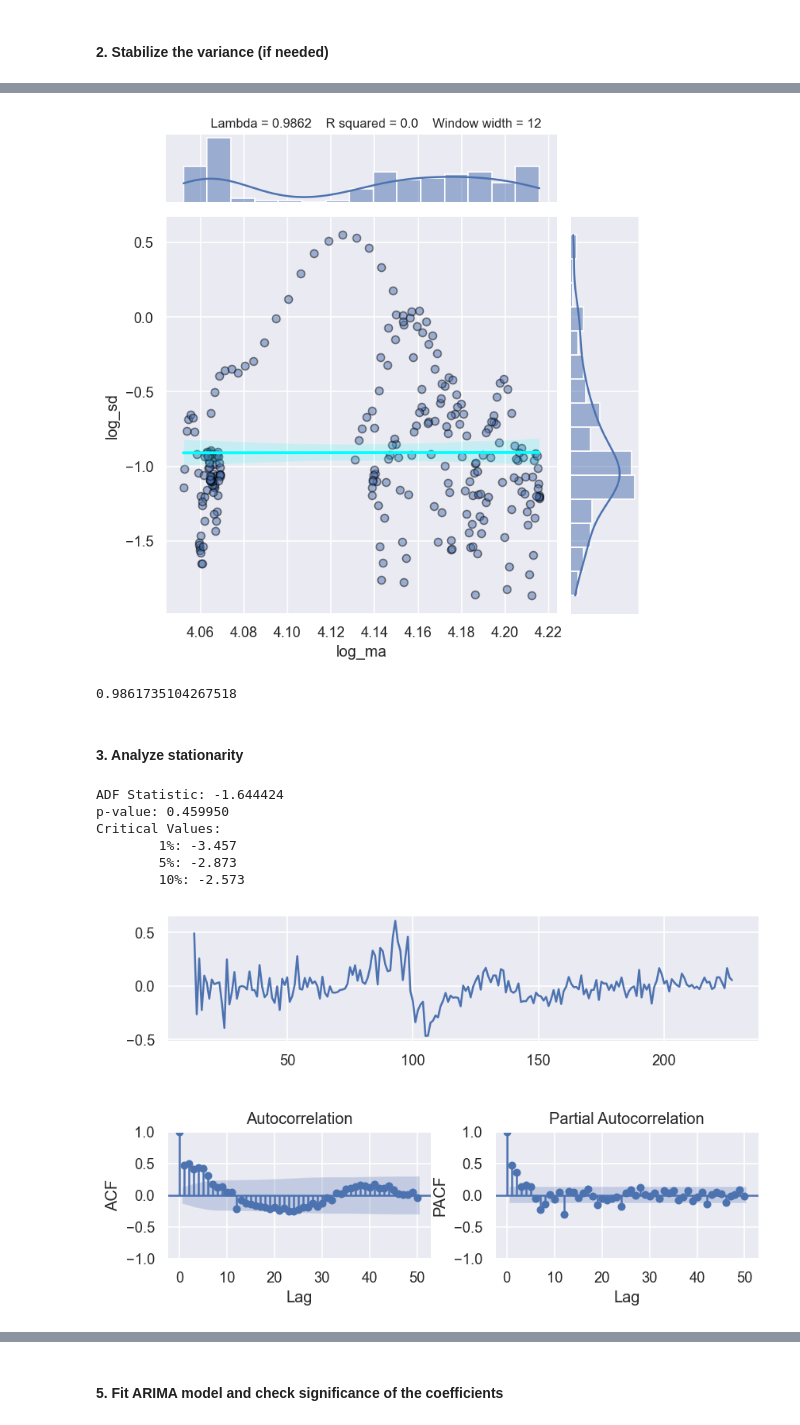
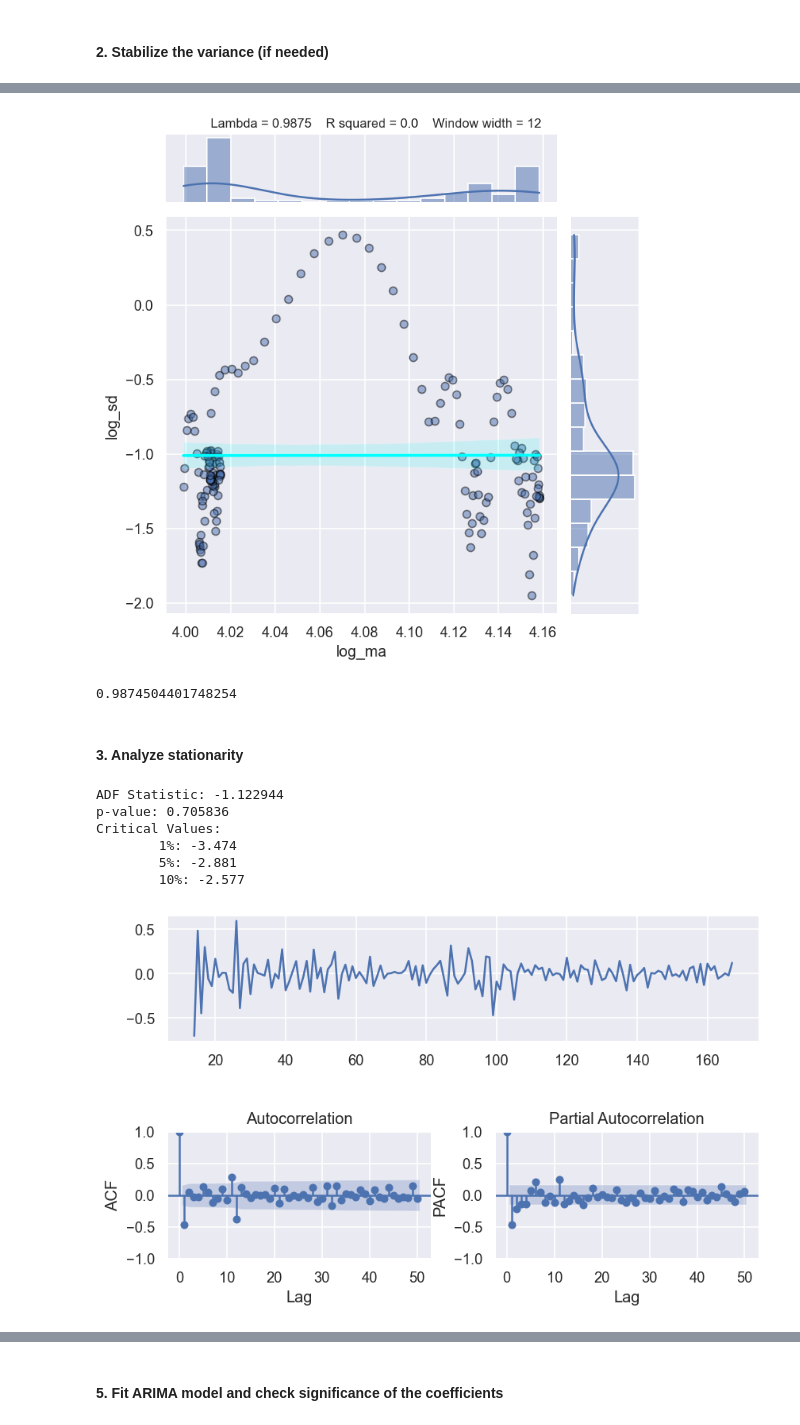
Before and after one commit to juanls1/Assignment2_ML, a Jupyter notebook: ML_Assignment2.ipynb, the cells around one changed output, grey strips where cells are left out. Saved outputs shown, nothing was run; the diff lists cells and outputs as text; code cells hidden in the pictures.

```diff
--- a/ML_Assignment2.ipynb
+++ b/ML_Assignment2.ipynb
@@ -85,3 +87,15 @@ ax.set(title='Unemployment data in Spain from January 2001 to October 2022', xla
 plt.show()
 # %% [output]
 [figure]
+# %%
+y = df
+
+## Divide the data into training and test sets SEQUENTIALY -------------------------------------
+y_train = y.iloc[0:round(0.64*y.shape[0])]
+y_test = y.iloc[round(0.64*y.shape[0])+1:round(0.8*y.shape[0])]
+
+## Create dataset to store model predictions
+dfTR_eval = y_train.copy()
+dfTS_eval = y_test.copy()
+
+y_train.head()
@@ -97,5 +125,5 @@ FT.ts_display(df,lags=50)
 #### 2. Stabilize the variance (if needed)
 # %%
 # Box-Cox transformation
-FT.boxcox_lambda_plot(df, window_width=)
+lmbda = FT.boxcox_lambda_plot(y_train, window_width=12)
 # %% [output]
@@ -105,12 +134,11 @@ FT.boxcox_lambda_plot(df, window_width=)
 # Compute Box CoxPlot transformed data
 BOX_COX = True
 if BOX_COX:
-    lmbda = 0.1608 #Select lambda
-    z = st.boxcox(df.values[:,0],   lmbda = lmbda) #Convert series to positive if neccesary
+    z = st.boxcox(y_train.values[:,0],   lmbda = lmbda) #Convert series to positive if neccesary
     #z,lmbda = st.boxcox(df.values[:,0] - min(df.values) + 1) #Convert to positive and automatic selection of lmbda
-    z = pd.DataFrame(z, columns=df.columns.values.tolist())
+    z = pd.DataFrame(z, columns=y_train.columns.values.tolist())
 else:
-    z = df
+    z = y_train
 
 # Plot transformed data
 FT.ts_display(z)
@@ -120,8 +148,8 @@ FT.ts_display(z)
 #Check Box Cox of transformed series
 FT.boxcox_lambda_plot(z, window_width=12)
 # %% [output]
-[figure, old version]
+[figure, new version]
-0.9861735104267518
+0.9874504401748254
 # %% [markdown]
 #### 3. Analyze stationarity
 # %%
@@ -133,23 +161,23 @@ print('Critical Values:')
 for key, value in result[4].items():
 	print('\t%s: %.3f' % (key, value))
 # %% [output]
-ADF Statistic: -1.644424
-p-value: 0.459950
+ADF Statistic: -1.122944
+p-value: 0.705836
 Critical Values:
-        1%: -3.457
-        5%: -2.873
-        10%: -2.573
+        1%: -3.474
+        5%: -2.881
+        10%: -2.577
 # %%
 # Difference of the time series
-d = 1
+d = 2
 D = 1
 S = 12 # Seasonality of 12 months
 
 Bz = z
 for diff in range(d):
     Bz = Bz.diff().dropna() # drop first NA value
 for seas_diff in range(D):
     Bz = Bz.diff(S).dropna() # drop first NA values
-FT.ts_display(Bz[:215],lags=50)
+FT.ts_display(Bz,lags=50)
 # %% [output]
-[figure, old version]
+[figure, new version]
```
Also changed, not shown: parts of 40 cells of this notebook.
